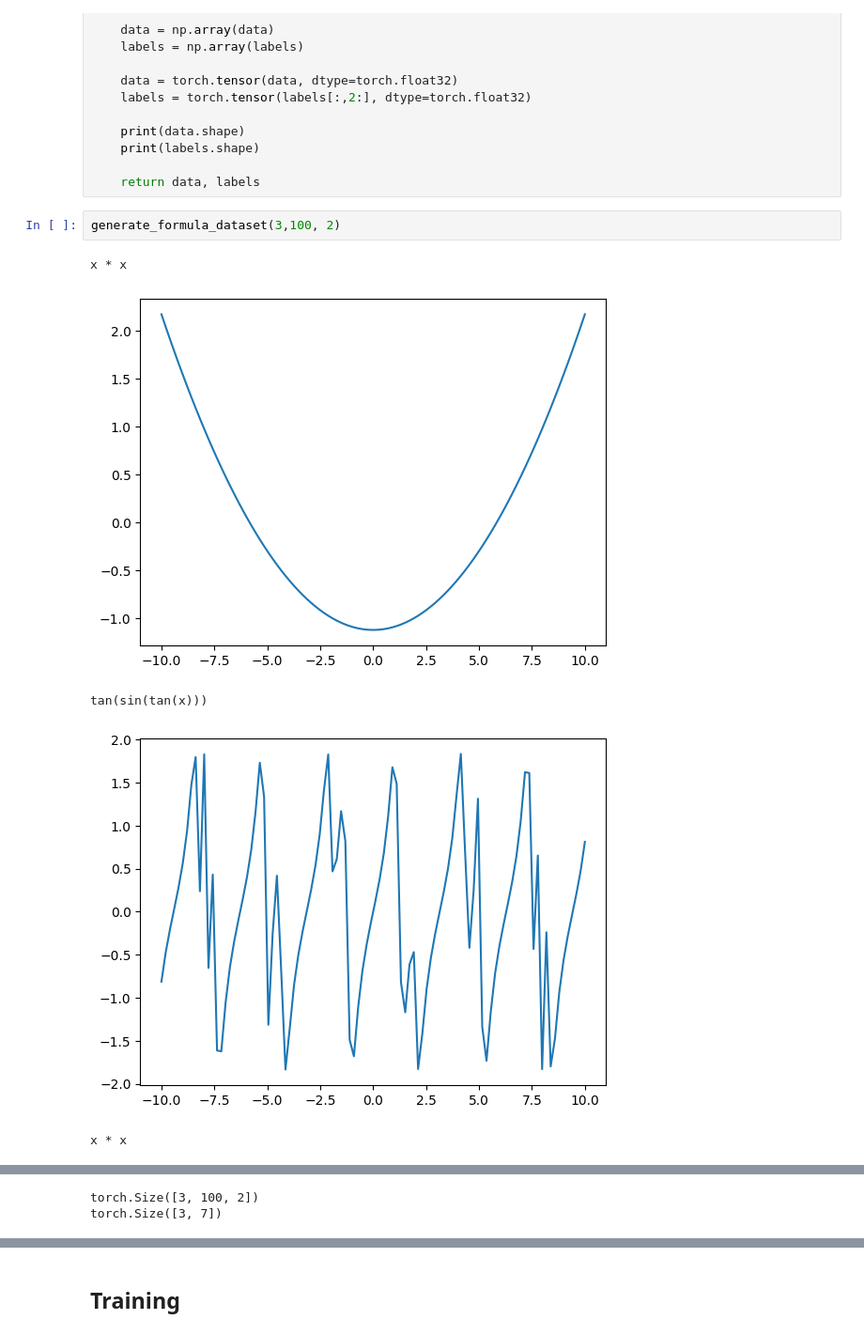
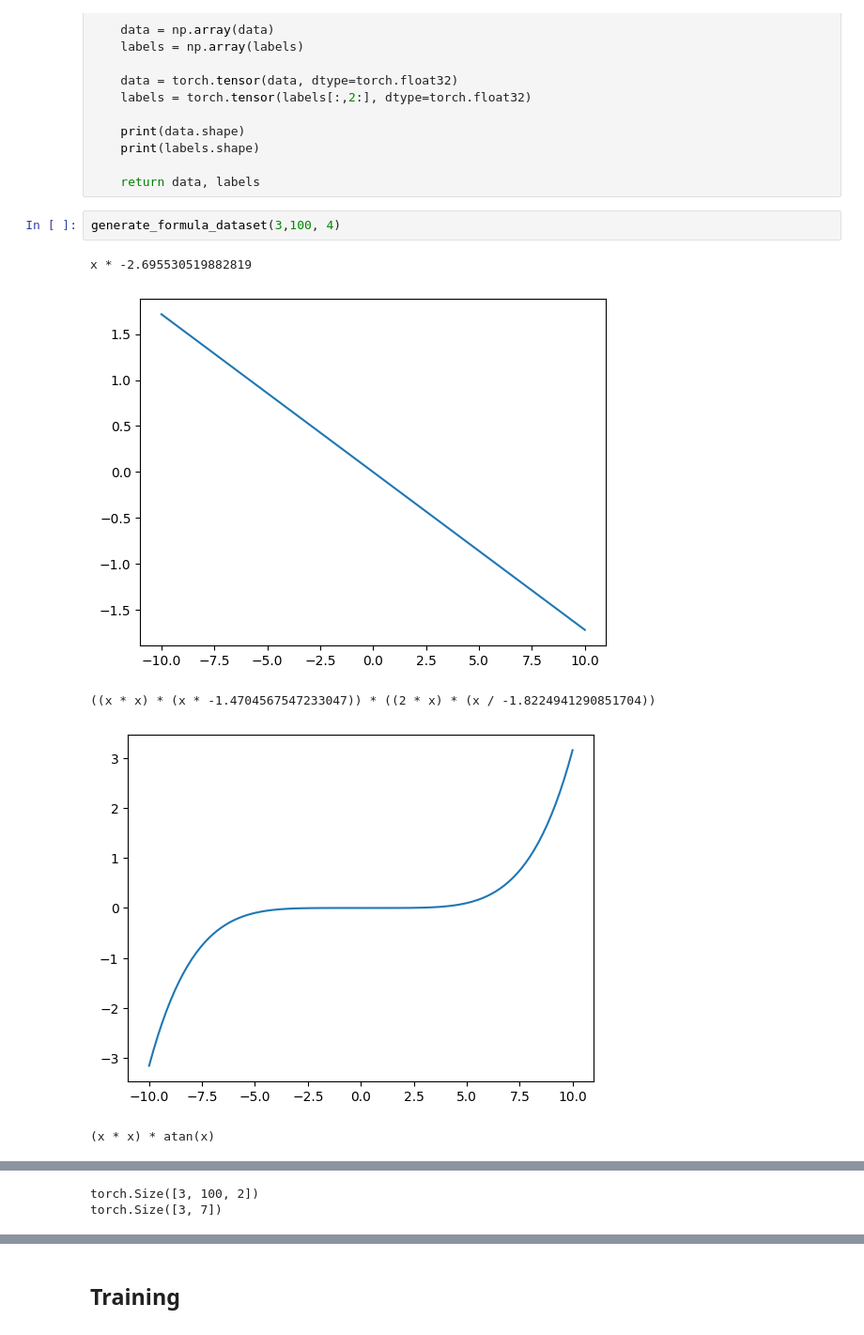
Before and after one commit to hgruniaux/MLP-SymReg, a Jupyter notebook: test.ipynb, the cells around one changed output, grey strips where cells are left out. Shown: that part at 94% size. Saved outputs shown, nothing was run; the diff lists cells and outputs as text.

```diff
--- a/test.ipynb
+++ b/test.ipynb
@@ -163,10 +163,10 @@ def generate_formula_dataset(n: int, sample_count: int = 5, max_depth=3, x_range
 
     return data, labels
 # %%
-generate_formula_dataset(3,100, 2)
+generate_formula_dataset(3,100, 4)
 # %% [output]
-x * x
+x * -2.695530519882819
-[figure, old version]
+[figure, new version]
-tan(sin(tan(x)))
+((x * x) * (x * -1.4704567547233047)) * ((2 * x) * (x / -1.8224941290851704))
-[figure, old version]
+[figure, new version]
-x * x
+(x * x) * atan(x)
```
Also changed, not shown: parts of 6 cells of this notebook.
